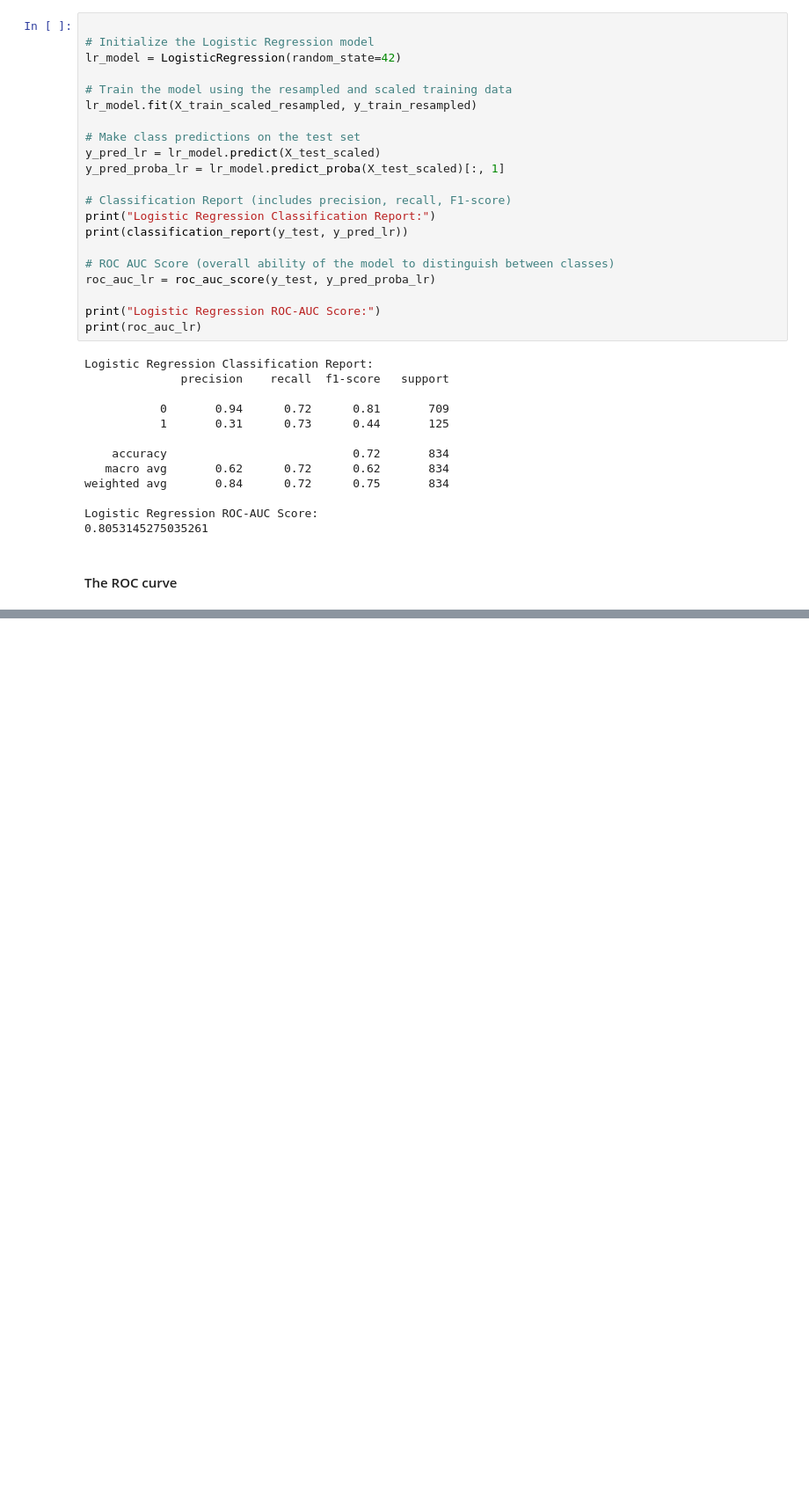
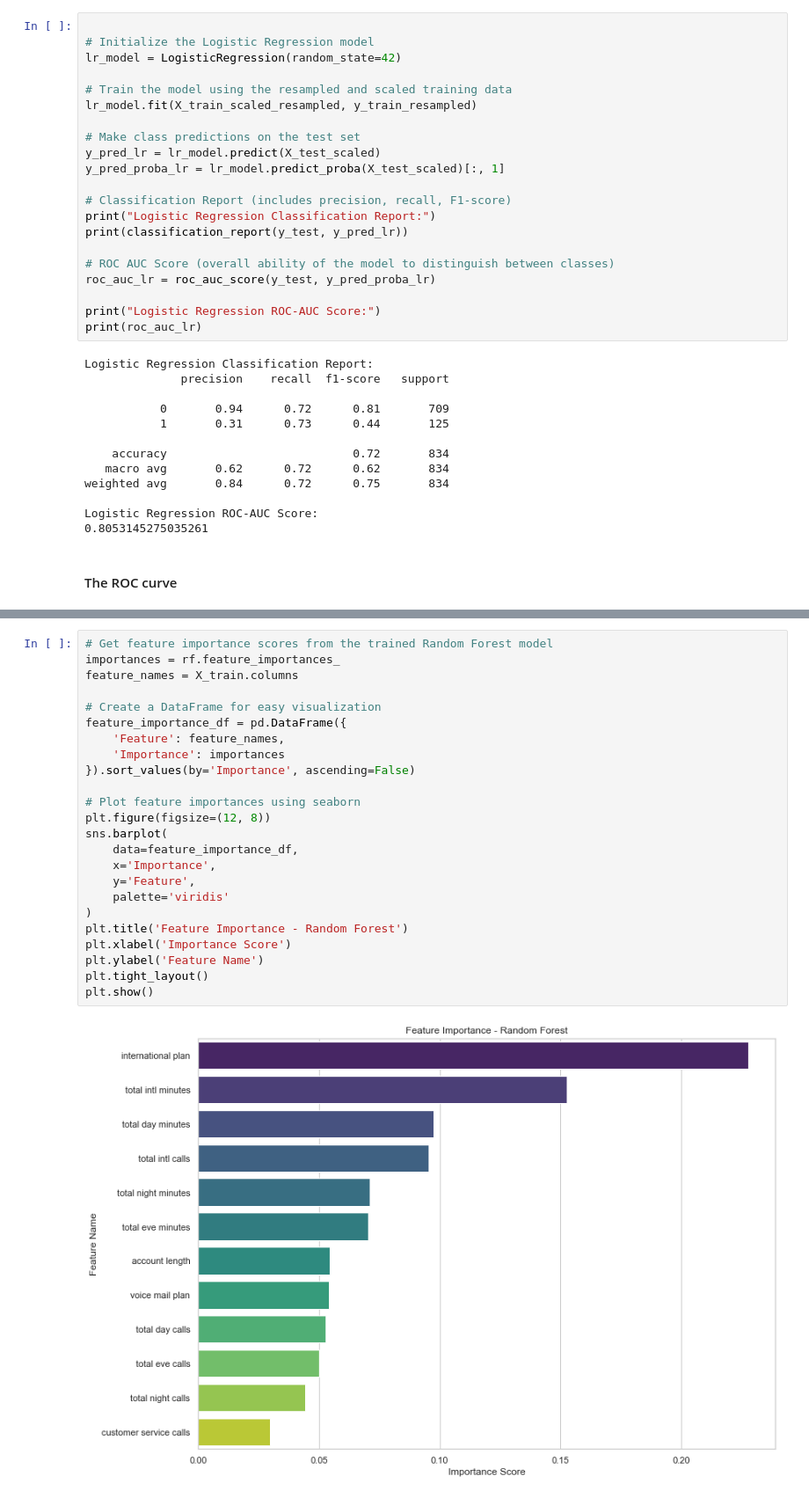
Before and after one commit to Nelaten/phase3_project, a Jupyter notebook: phase3_project.ipynb, the cells around one changed output, grey strips where cells are left out. Shown at 88% size. Saved outputs shown, nothing was run; the diff lists cells and outputs as text; blank space fills up the shorter version.

```diff
--- a/phase3_project.ipynb
+++ b/phase3_project.ipynb
@@ -592,0 +693,26 @@ churn_data.head()
+# %%
+# Get feature importance scores from the trained Random Forest model
+importances = rf.feature_importances_
+feature_names = X_train.columns
+
+# Create a DataFrame for easy visualization
+feature_importance_df = pd.DataFrame({
+    'Feature': feature_names,
+    'Importance': importances
+}).sort_values(by='Importance', ascending=False)
+
+# Plot feature importances using seaborn
+plt.figure(figsize=(12, 8))
+sns.barplot(
+    data=feature_importance_df,
+    x='Importance',
+    y='Feature',
+    palette='viridis'
+)
+plt.title('Feature Importance - Random Forest')
+plt.xlabel('Importance Score')
+plt.ylabel('Feature Name')
+plt.tight_layout()
+plt.show()
+# %% [output]
+[figure, added]
```
Also changed, not shown: parts of 32 cells of this notebook.
